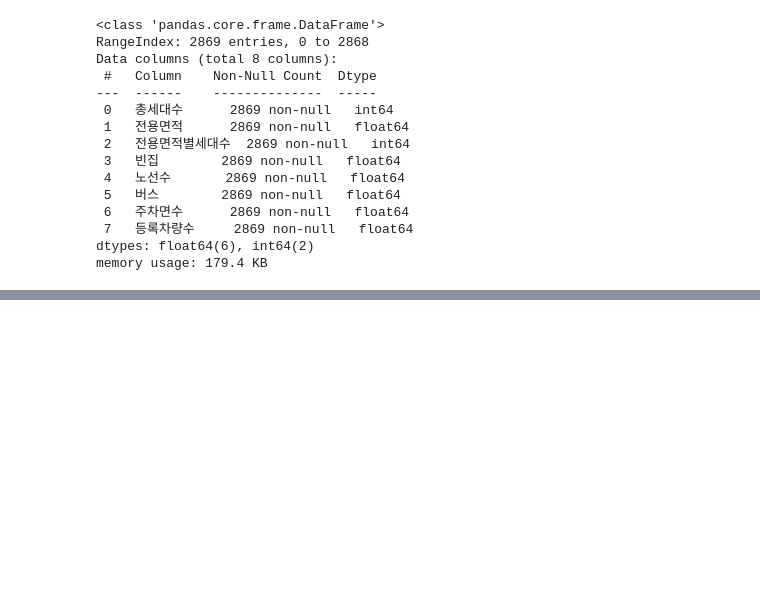
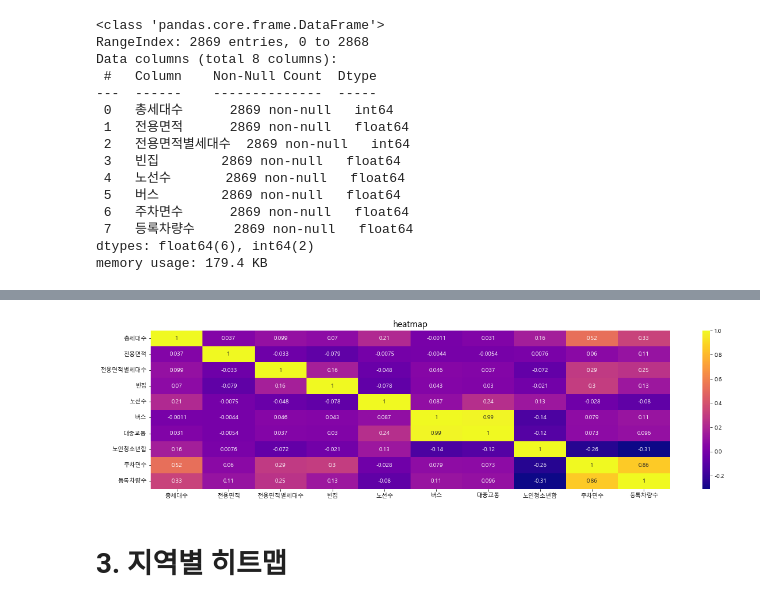
Before and after one commit to hxgyxxng/AcornTeamJjajang, a Jupyter notebook: 동현/주차수요 히트맵.ipynb, the cells around one changed output, grey strips where cells are left out. Drawn from its saved outputs; the diff is of its cells as text; code cells hidden in the pictures; blank space fills up the shorter version.

```diff
--- a/동현/주차수요 히트맵.ipynb
+++ b/동현/주차수요 히트맵.ipynb
@@ -86,0 +205,4 @@ plt.show()
+# %%
+pre2 = pd.read_csv("data/additional.csv", encoding = "utf-8")
+pre.head()
+pre.info()
@@ -86,0 +232,4 @@ plt.show()
+# %%
+pre3 = pre2.drop(["단지코드","임대건물구분","지역","임대료"], axis=1)
+pre3.columns
+pre3=pre3[['총세대수', '전용면적', '전용면적별세대수', '빈집', '노선수', '버스', '대중교통','노인청소년합', '주차면수', '등록차량수']]
@@ -86,0 +252,9 @@ plt.show()
+# %%
+plt.figure(figsize=(20,5))
+hmap = sns.heatmap(pre3.corr(), cmap = 'plasma', annot = True)
+hmap.set_title("heatmap", fontsize=15)
+plt.show()
+# %% [output]
+[figure, added]
+# %% [markdown]
+# 3. 지역별 히트맵
```
Also changed, not shown: parts of 44 cells of this notebook.
